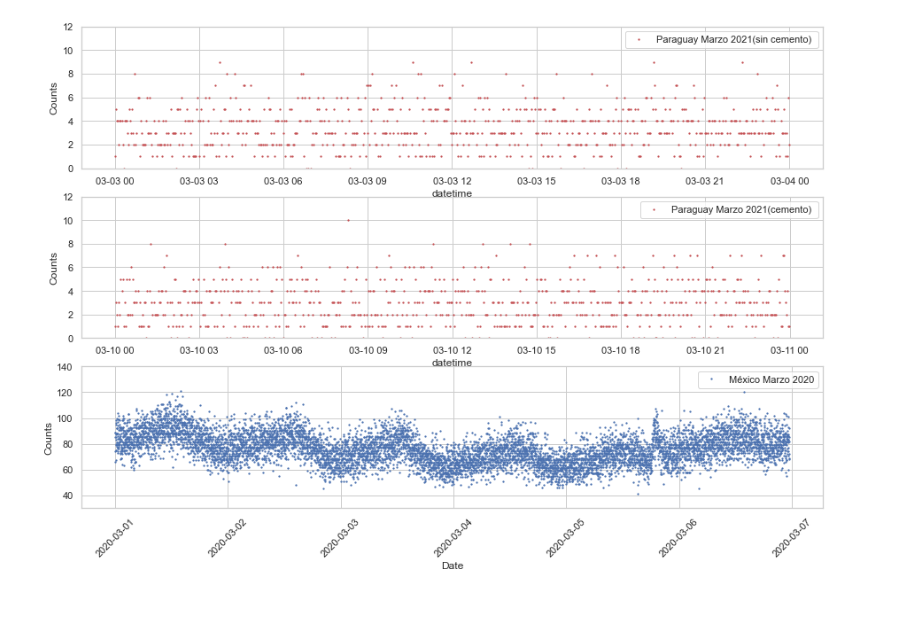
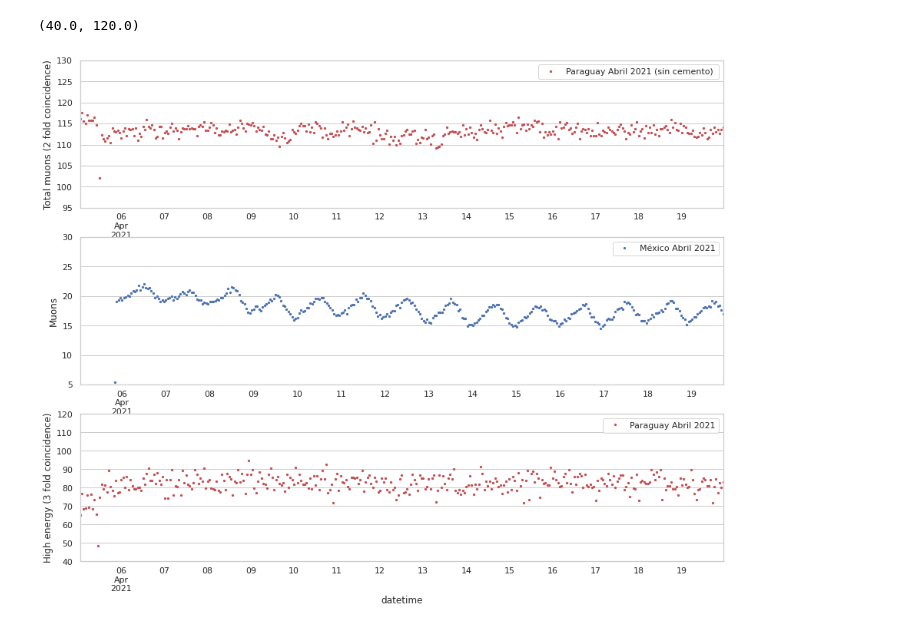
Before and after one commit to diegostaPy/escaramujo, a Jupyter notebook: 2021dataComparisonPyvsMex.ipynb, the cells around one changed output. Drawn from its saved outputs; the diff is of its cells as text; code cells hidden in the pictures.

```diff
--- a/2021dataComparisonPyvsMex.ipynb
+++ b/2021dataComparisonPyvsMex.ipynb
@@ -14,0 +26,11 @@ mex.set_index(['datetime'],drop=True, inplace=True)
+# %%
+py=py.resample('H').sum()
+# %%
+py['conteo']=py['conteo'].values/(0.0512*0.028)/3600
+py['canal_a']=py['canal_a'].values/(1.364*0.028)/3600
+py['canal_b']=py['canal_b'].values/(0.0512*0.028)/3600
+py['ratio']=py['canal_a'].values - py['conteo'].values
+#py['conteo']=py['conteo'].values/1
+#py['canal_a']=py['canal_a'].values/1
+#py['canal_b']=py['canal_b'].values/1
+#py['ratio']=py['canal_a'].values - py['conteo'].values
@@ -36,3 +49,6 @@ py= py.iloc[1:]
+# %%
+flagPy1=np.logical_and(py.index>"2021-04-05",py.index<"2021-04-20")
+flagMex=np.logical_and(mex.index>"2021-04-05",mex.index<"2021-04-20")
 # %%
 py.tail()
 # %% [output]
@@ -46,3 +61,0 @@ py.tail()
-# %%
-flagPy1=np.logical_and(py.index>"2021-03-03",py.index<"2021-03-04")
-flagPy2=np.logical_and(py.index>"2021-03-10",py.index<"2021-03-11")
@@ -69,22 +62,25 @@ py.tail()
 # %%
-fig, axes = plt.subplots(3,1, figsize=(15,10), sharex=True)
+fig, axes = plt.subplots(3,1, figsize=(15,12), sharex=True)
 plt.subplot(311)
 
-axes =py['conteo'][flagPy1].plot(marker='.',markersize=2.5, ylim=(0,12),linestyle='None',legend=True,  label='Paraguay Marzo 2021(sin cemento) ',alpha=1,color='r', subplots=True)
+axes =py['canal_a'][flagPy1].plot(marker='.',markersize=4.5, linestyle='None',legend=True,  label='Paraguay Abril 2021 (sin cemento) ',alpha=1,color='r', subplots=True)
 ax = plt.gca()
-ax.set_ylabel('Counts')
+ax.set_ylim(95, 130)
+ax.set_ylabel('Total muons (2 fold coincidence)')
+
 plt.subplot(312)
+#axes =py['conteo'][flagPy1].plot(marker='.',markersize=4.5, linestyle='None',legend=True,  label='Paraguay Marzo 2021 (cosmic) ',alpha=1,color='r', subplots=True)
+axes = mex['Coincidencias'][flagMex].plot(marker='.',markersize=4.5,linestyle='None',legend=True, label='México Abril 2021',alpha=1,color='b', subplots=True)
+ax = plt.gca()
+ax.set_ylabel('Muons')
+ax.set_ylim(5, 30)
 
-axes =py['conteo'][flagPy2].plot(marker='.',markersize=2.5, ylim=(0,12),linestyle='None',legend=True,  label='Paraguay Marzo 2021(cemento) ',alpha=1,color='r', subplots=True)
-ax = plt.gca()
-ax.set_ylabel('Counts')
 
 plt.subplot(313)
-axes =mex['Coincidencias'][flagMex].plot(marker='.',markersize=2.5, ylim=(30,140),linestyle='None',legend=True,  label='México Marzo 2020',alpha=1,color='b', subplots=True)
+axes =py['conteo'][flagPy1].plot(marker='.',markersize=4.5, linestyle='None',legend=True,  label='Paraguay Abril 2021',alpha=1,color='r', subplots=True)
 ax = plt.gca()
-ax.set_ylabel('Counts')
-ax.set_xlabel('Date')
-plt.xticks(rotation = 45)
-plt.savefig('EscaramujovsParaguay.png')
+ax.set_ylabel('High energy (3 fold coincidence)')
+ax.set_ylim(40, 120)
 # %% [output]
+(40.0, 120.0)
-[figure, old version]
+[figure, new version]
```
Also changed, not shown: parts of 14 cells of this notebook, 22 other files.
